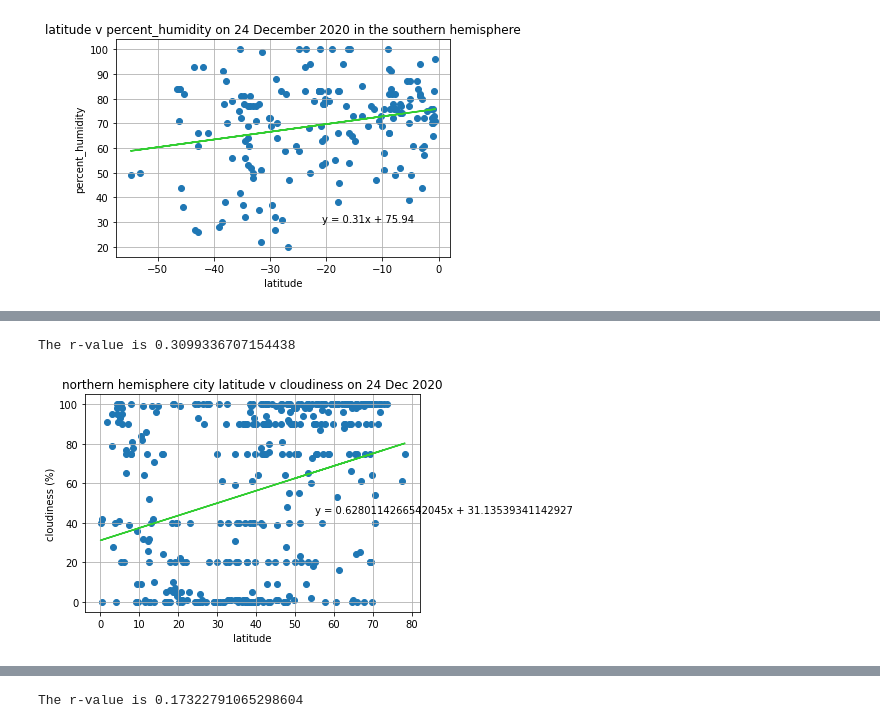
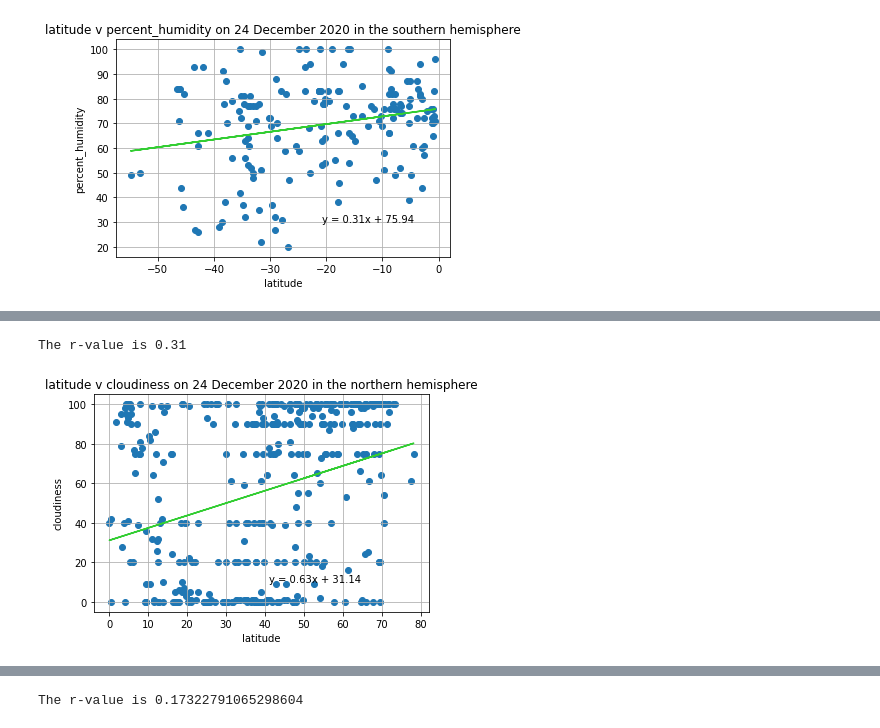
Before and after one commit to sarahDH615/python-api-challenge, a Jupyter notebook: weatherpy/weatherpy.ipynb, the cells around one changed output, grey strips where cells are left out. Saved outputs shown, nothing was run; the diff lists cells and outputs as text; code cells hidden in the pictures.

Commit message:
more application of the function to the graphs

```diff
--- a/weatherpy/weatherpy.ipynb
+++ b/weatherpy/weatherpy.ipynb
@@ -346,20 +324,6 @@ The above graph shows a linear regression done on the latitude of all of the 553
-# %%
-#scatter for northern hemisphere cloudiness v. lat
-x_axis3a = northern_hemi_data_df['lat']
-y_axis3a = northern_hemi_data_df['cloudiness']
-(slope, intercept, rval, pval, stderr) = linregress(x_axis3a, y_axis3a)
-print(f'The r-value is {rval}')
-show_eq = f'y = {slope}x + {intercept}'
-y_linreg3a = (slope * x_axis3a) + intercept
-plt.title('northern hemisphere city latitude v cloudiness on 24 Dec 2020')
-plt.xlabel('latitude')
-plt.ylabel('cloudiness (%)')
-plt.grid()
-plt.scatter(x_axis3a, y_axis3a)
-plt.plot(x_axis3a, y_linreg3a, color='limegreen')
-plt.annotate(show_eq, (55, 45))
-plt.savefig('outputs/cloudLatNorth.png', bbox_inches='tight')
-plt.show()
-# %% [output]
-The r-value is 0.3099336707154438
-[figure, removed]
+# %%
+#scatter for northern hemisphere cloudiness v. lat
+scatter_linreg(northern_hemi_data_df['lat'], northern_hemi_data_df['cloudiness'], 'latitude', 'cloudiness', '24 December 2020', 'northern')
+# %% [output]
+The r-value is 0.31
+[figure, added]
```
Also changed, not shown: parts of 7 cells of this notebook.
